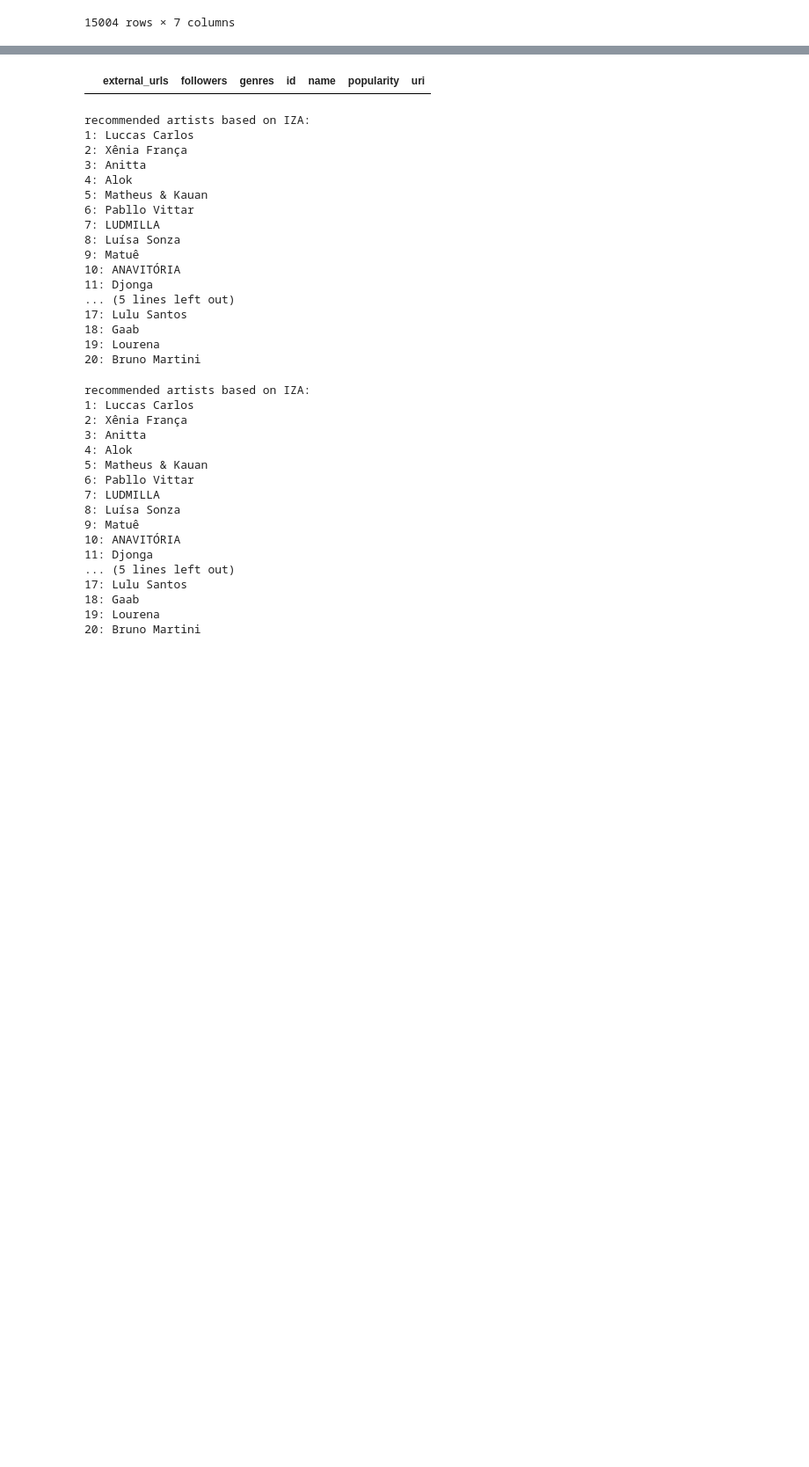
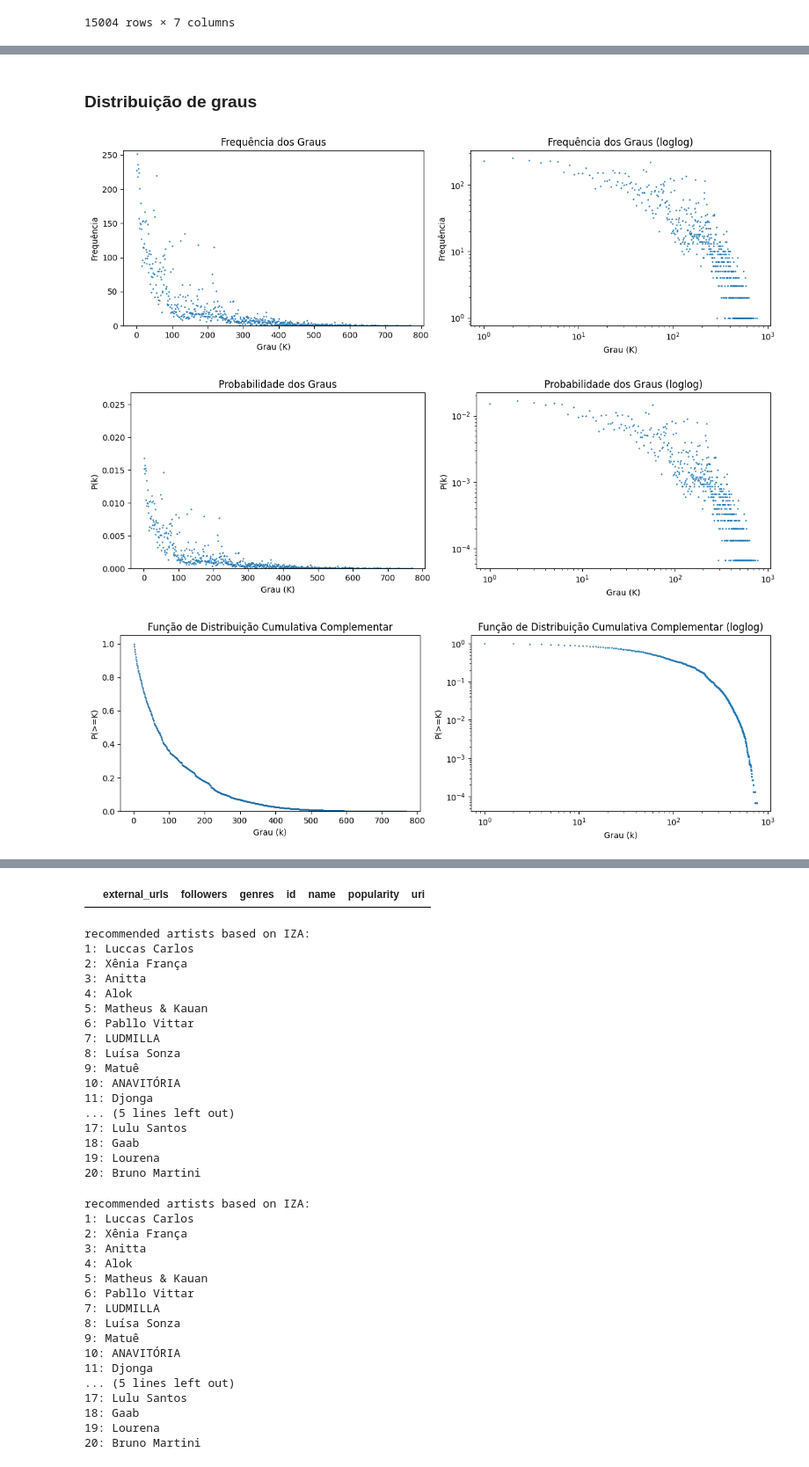
Before and after one commit to anamachadoc/UFSJ_Redes_Complexas_Trabalho_Final, a Jupyter notebook: code/strongerConnectionsRecommender.ipynb, the cells around one changed output, grey strips where cells are left out. Shown at 88% size. Cells and saved outputs as stored; diff of their text form; code cells hidden in the pictures; blank space fills up the shorter version.

```diff
--- a/code/strongerConnectionsRecommender.ipynb
+++ b/code/strongerConnectionsRecommender.ipynb
@@ -60,0 +91,3 @@ for index in range(len(df)):
+# %%
+for genre in genres:
+    print(genre, len(genres[genre]))
@@ -78,3 +129,4 @@ G = SimpleGraph()
 artists_nodes = [(df['id'][index], dict(popularity=int(df['popularity'][index]), name=str(df['name'][index]))) for index in range(len(df['id']))]
 G.add_nodes(artists_nodes)
 G.add_edges(edges)
+name_network = 'stronger_connections_recommender'
@@ -80,0 +156,11 @@ G.add_edges(edges)
+# %% [markdown]
+### **Distribuição de graus**
+# %%
+frequencies_of_degrees, probability_of_degrees, accumulated_probability_of_degress = G.get_degree_distribution()
+Graphics.create_graphic_degrees(data = frequencies_of_degrees, xLabel = 'Grau (K)', yLabel = 'Frequência', title = 'Frequência dos Graus', limit = 5, lines = False, name_network = name_network)
+Graphics.create_graphic_degrees(data = probability_of_degrees, xLabel = 'Grau (K)', yLabel = 'P(k)', title = 'Probabilidade dos Graus', limit = 0.01, lines = False,  name_network = name_network)
+Graphics.create_graphic_degrees(data = accumulated_probability_of_degress, xLabel = 'Grau (k)', yLabel = 'P(>=K)', title = 'Função de Distribuição Cumulativa Complementar', limit = 0.05, lines = True,  name_network = name_network)
+# %% [output]
+[figure, added]
+[figure, added]
+[figure, added]
```
Also changed, not shown: parts of 12 cells of this notebook, 13 other files.
